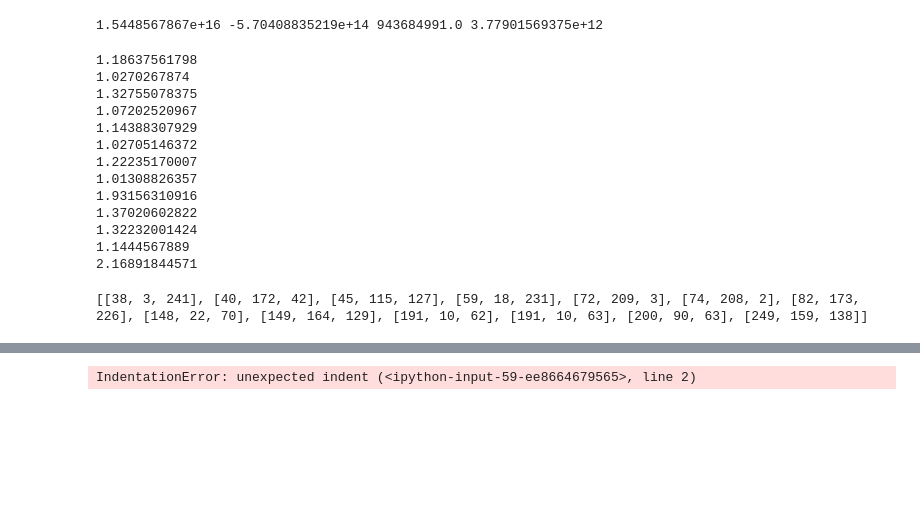
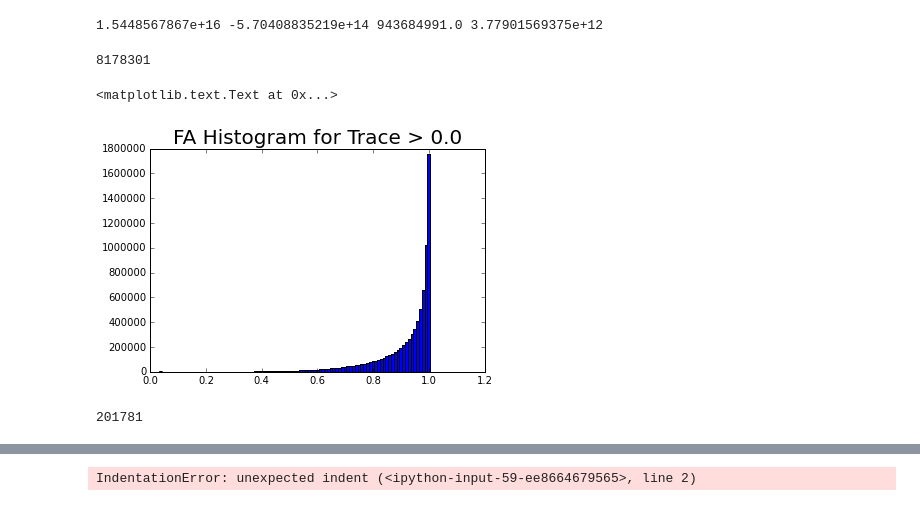
Before and after one commit to sercharpak/Monografia, a Jupyter notebook: Results/FA_Form.ipynb, the cells around one changed output, grey strips where cells are left out. Saved outputs shown, nothing was run; the diff lists cells and outputs as text; code cells hidden in the pictures; blank space fills up the shorter version.

```diff
--- a/Results/FA_Form.ipynb
+++ b/Results/FA_Form.ipynb
@@ -263,8 +223,9 @@ min:  0.131182948779  max:  1.0
 # %%
 n_grid = n_x-1 # the size of box -1, the maximum index
 results = np.zeros(shape(FA)) #preps the results matrix
-thresh_FA = 0.5
-thresh_Trace = 1.0
+thresh_FA = 0.8
+thresh_Trace = 0.0
+thresh_FA_seeds = 0.6
 # %% [markdown]
 <p> $\sum(\lambda) = -\nabla \cdot \overrightarrow{V} \propto \delta $ </p>
 # %%
@@ -278,6 +239,37 @@ std_Trace = np.std(Trace)
 print max_Trace, min_Trace, mean_Trace, std_Trace
 # %% [output]
 1.5448567867e+16 -5.70408835219e+14 943684991.0 3.77901569375e+12
+# %%
+Trace_thresh_list = []
+# %%
+counter_2 = 0
+for i in range (n_x):
+    for j in range (n_y):
+        for k in range (n_z):
+            if(Trace[i,j,k]>thresh_Trace):
+                counter_2+=1
+                Trace_thresh_list.append([i,j,k])
+# %%
+print len(Trace_thresh_list)
+# %% [output]
+8178301
+# %%
+h=0
+FA_thresh_list = np.zeros(counter_2)
+for i,j,k in Trace_thresh_list:
+    FA_thresh_list[h] = FA[i,j,k]
+    h+=1
+# %%
+fig = plt.figure()
+binwidth=0.01
+plt.hist(FA_thresh_list, bins=np.arange(min(FA_thresh_list), max(FA_thresh_list) + binwidth, binwidth))
+#plt.hist(FA_thresh_list)
+#plt.xlabel('
+plt.title('FA Histogram for Trace > '+str(thresh_Trace), fontsize=20)
+#plt.close(fig)
+# %% [output]
+<matplotlib.text.Text at 0x...>
+[figure, added]
 # %%
 seed_list = []
 # %%
@@ -285,28 +277,14 @@ counter = 0
 for i in range (n_x):
     for j in range (n_y):
         for k in range (n_z):
-            if((FA[i,j,k]<thresh_FA) & (Trace[i,j,k]>thresh_Trace)):
+            if((FA[i,j,k]<thresh_FA_seeds ) & (Trace[i,j,k]>thresh_Trace)):
                 counter +=1
                 #print Trace[i,j,k]
                 seed_list.append([i,j,k])
-# %% [output]
-1.18637561798
-1.0270267874
-1.32755078375
-1.07202520967
-1.14388307929
-1.02705146372
-1.22235170007
-1.01308826357
-1.93156310916
-1.37020602822
-1.32232001424
-1.1444567889
-2.16891844571
 # %%
-print seed_list
+print counter
 # %% [output]
-[[38, 3, 241], [40, 172, 42], [45, 115, 127], [59, 18, 231], [72, 209, 3], [74, 208, 2], [82, 173, 226], [148, 22, 70], [149, 164, 129], [191, 10, 62], [191, 10, 63], [200, 90, 63], [249, 159, 138]]
+201781
 # %%
 #Predicate to be part of the group
 def predicate(i,j,k, seed_FA):
```
Also changed, not shown: parts of 17 cells of this notebook.
